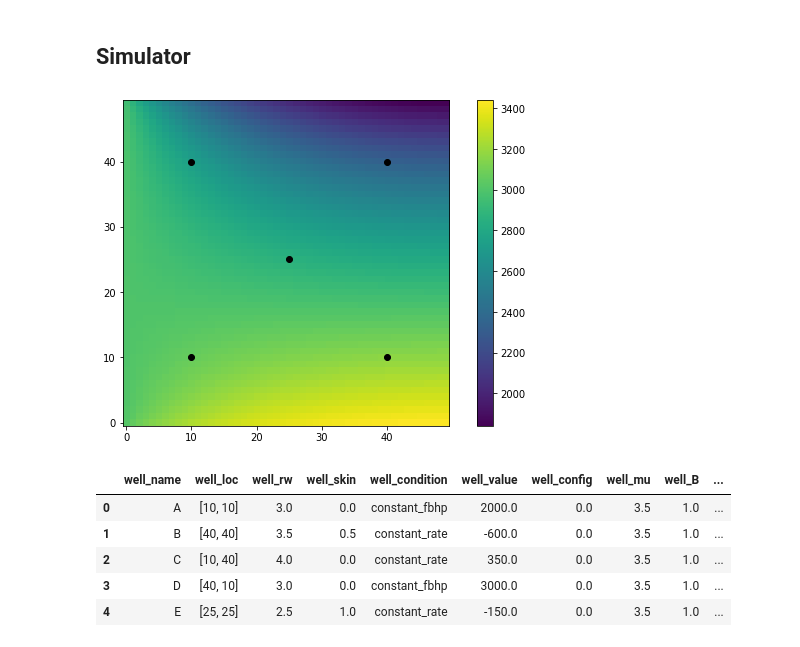
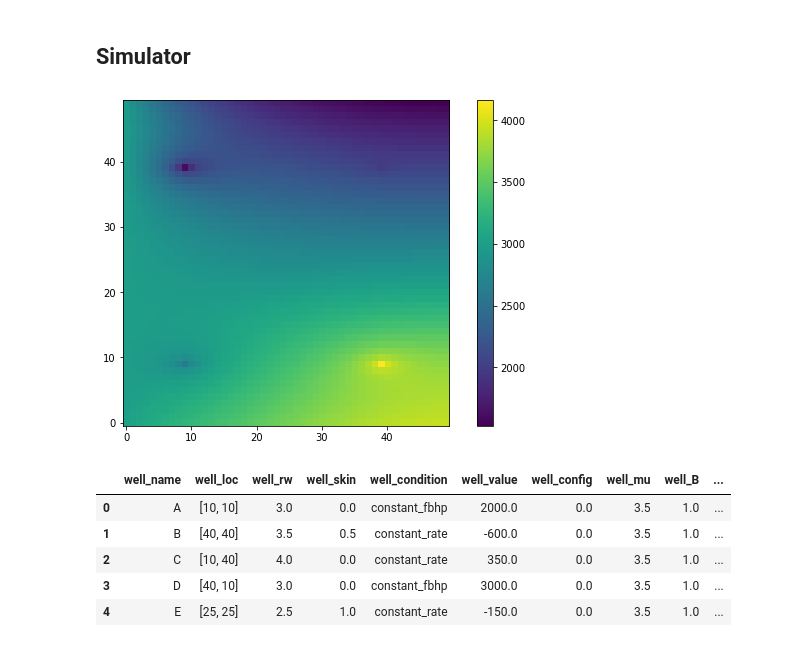
Before and after one commit to yohanesnuwara/pyresim, a Jupyter notebook: simulators/PyReSim_teaser1.ipynb, the cells around one changed output. Cells and saved outputs as stored; diff of their text form; code cells hidden in the pictures.

Commit message:
update adaptibility of well op cond to simulation

```diff
--- a/simulators/PyReSim_teaser1.ipynb
+++ b/simulators/PyReSim_teaser1.ipynb
@@ -67,7 +67,7 @@ well_name = wells['well_name']
 well_rw = wells['well_rw'] / 12  # wellbore radius, inch to ft
 well_skin = wells['well_skin']
 well_loc = wells['well_loc']
-well_condition = wells['well_rw']
+well_condition = wells['well_condition']
 well_value = wells['well_value']
 well_config = wells['well_config']
 
@@ -99,10 +99,6 @@ qsc = source2d(well_value, np.array(well_loc), xi, yi)  # call function HERE
 kh, r_eq, Gw = [], [], []
 
 for i in range(len(well_config)):
-    xloc = well_loc[i][0]
-    yloc = well_loc[i][1]
-    xsc = xloc - 1;
-    ysc = yloc - 1
     kh_, r_eq_, Gw_ = fraction_wellblock_geometric_factor(dx, dy, kx, ky, well_skin[i],
                                                           well_rw[i], dz, well_config[i])
     kh.append(kh_);
@@ -347,6 +343,12 @@ for i in range(xi):
             # create non-boundary dictionary
             non_boundary = {'loc': np.array([1, 2, 3, 4])}
 
+            # create well dictionary
+            well = {'condition': well_condition[i, j],
+                    'value': well_value[i, j],
+                    'rw': well_rw[i, j],
+                    'Gw': well_Gw[i, j]}
+
         """""""""""
         DO NOT MODIFY THIS
         """""""""""
@@ -387,35 +389,35 @@ for i in range(xi):
                                       dz, kx, ky, mu, B)
 
         # fill in LHS matrix
         lhs_mat = fill2d_lhs_mat(bound_loc[i, j], block_index[i, j], xi, lhs_mat,
                                  px_min, px_plus, py_min, py_plus, p)
 
         # fill in RHS matrix
         rhs_mat = fill2d_rhs_mat(block_index[i, j], rhs_mat, rhs)
 
 """""""""""
 PRESSURE SOLVER
 """""""""""
 p_sol = np.linalg.solve(lhs_mat, rhs_mat)
 
 p_sol = p_sol.T.reshape(-1)
 
 """""""""""
 DISPLAY PRESSURE
 """""""""""
 
 # display well
 xsc = np.array(well_loc)[:,0]
 ysc = np.array(well_loc)[:,1]
 
 p_sol = p_sol.reshape(-1, xi)
 plt.figure(figsize=(10,6))
 plt.imshow(p_sol, origin='lower')
 plt.colorbar()
-plt.scatter(xsc, ysc, color='black')
+# plt.scatter(xsc, ysc, color='black')
 plt.show()
 # %% [output]
-[figure, old version]
+[figure, new version]
 # %%
 """""""""""
 WELL SIMULATION
```
Also changed, not shown: parts of 1 cell of this notebook.
